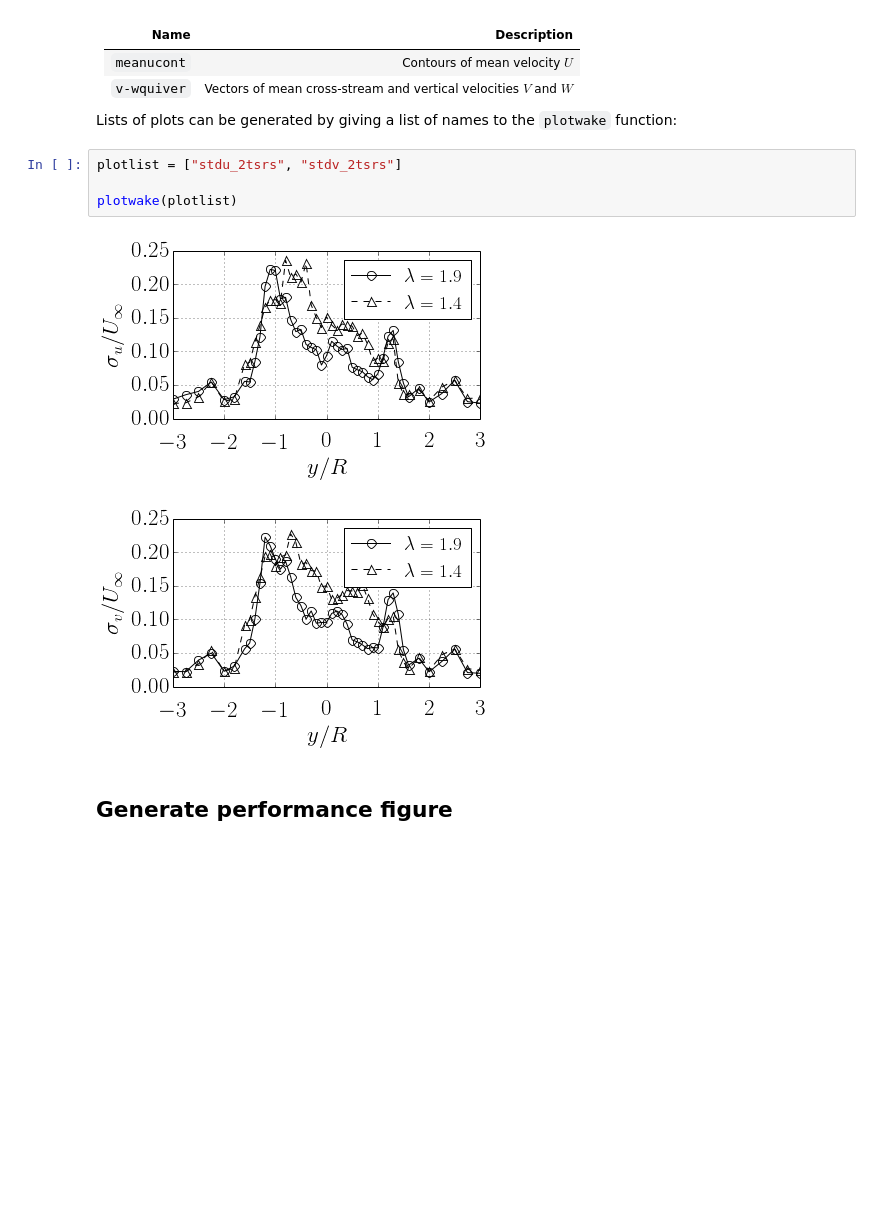
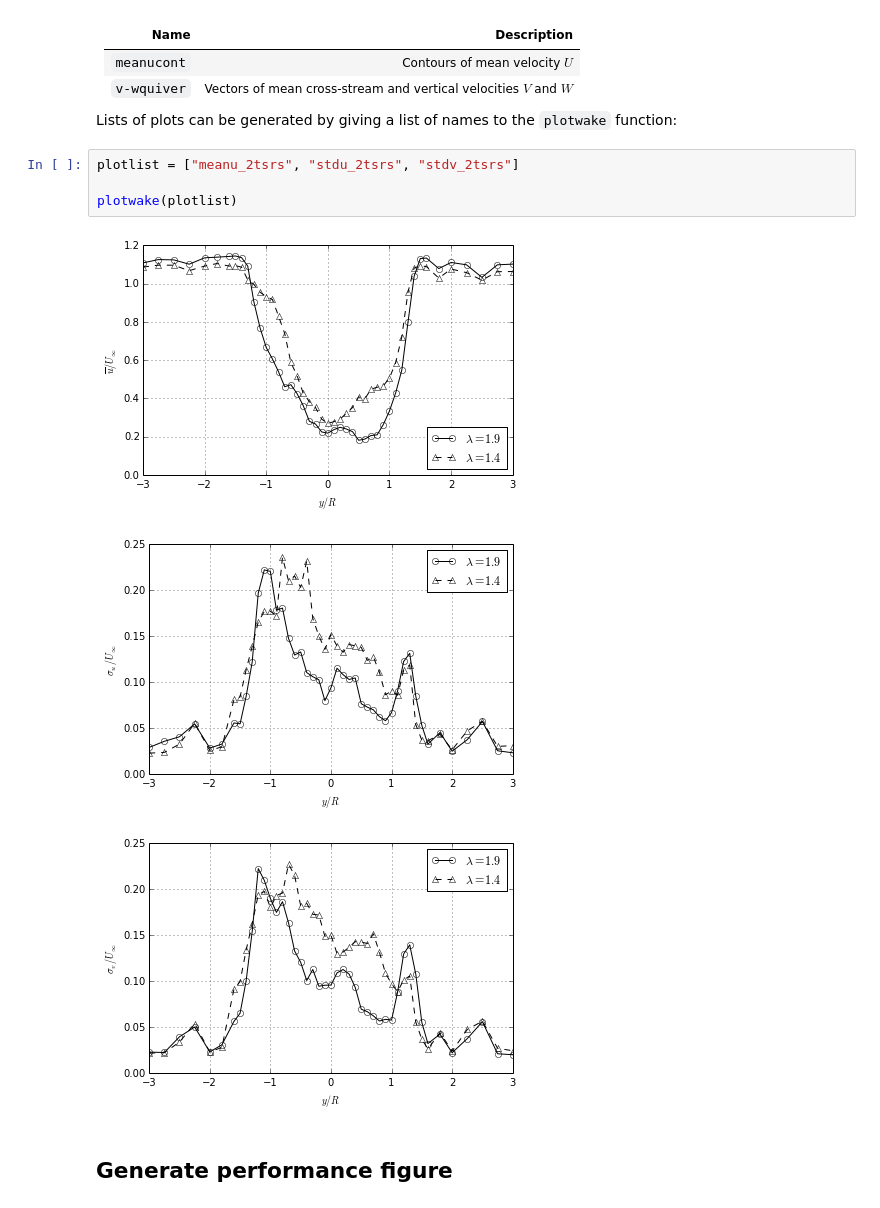
Before and after one commit to UNH-CORE/RVAT-baseline, a Jupyter notebook: notebook.ipynb, the cells around one changed output. Drawn from its saved outputs; the diff is of its cells as text; blank space fills up the shorter version.

Commit message:
Do not use LaTeX for figures

```diff
--- a/notebook.ipynb
+++ b/notebook.ipynb
@@ -23,12 +23,13 @@ plotwake("meanucont")
 
 Lists of plots can be generated by giving a list of names to the `plotwake` function:
 # %%
-plotlist = ["stdu_2tsrs", "stdv_2tsrs"]
+plotlist = ["meanu_2tsrs", "stdu_2tsrs", "stdv_2tsrs"]
 
 plotwake(plotlist)
 # %% [output]
-[figure, old version]
+[figure, new version]
-[figure, old version]
+[figure, new version]
+[figure, added]
 # %% [markdown]
 ## Generate performance figure
 # %%
```
Also changed, not shown: parts of 2 cells of this notebook.
